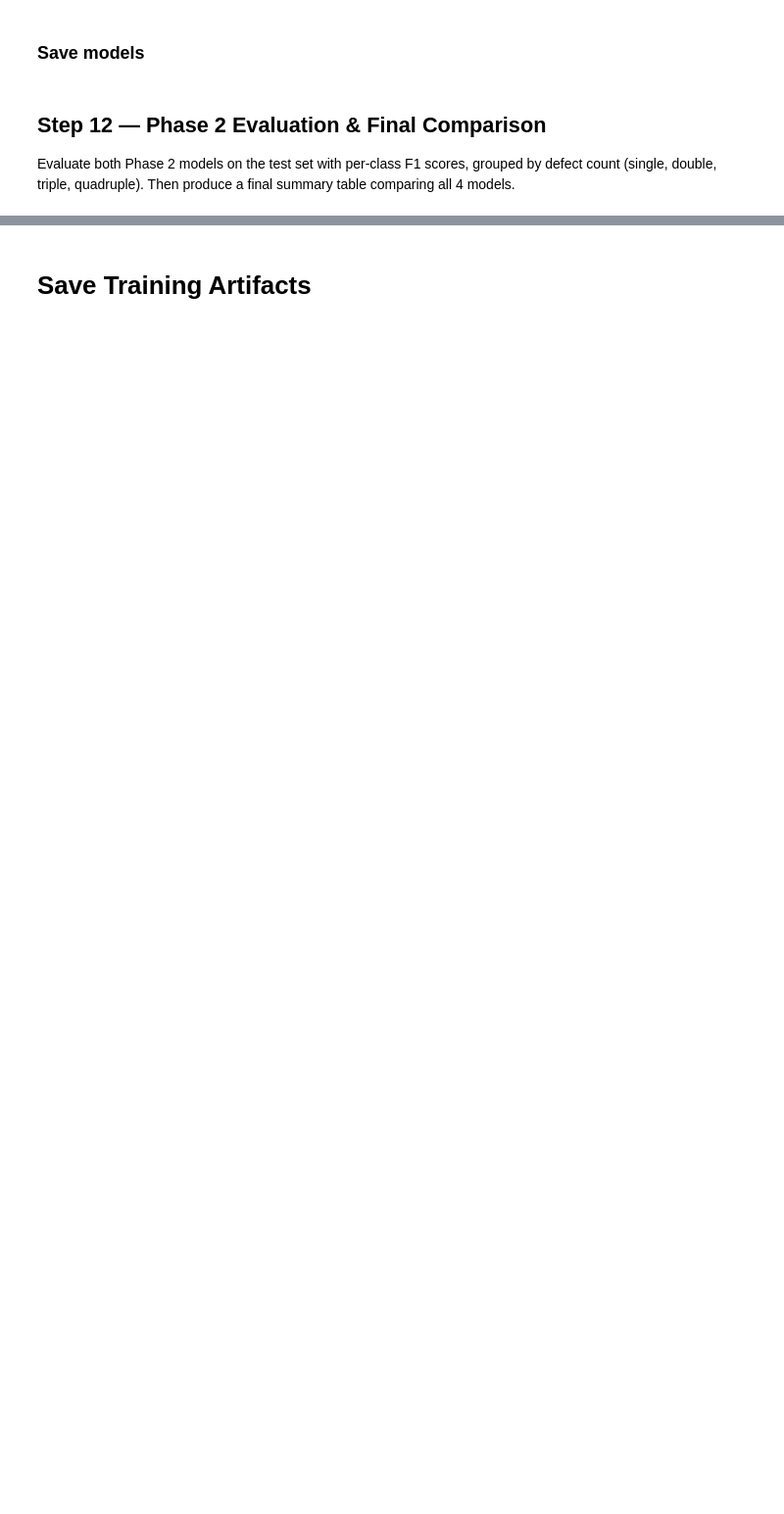
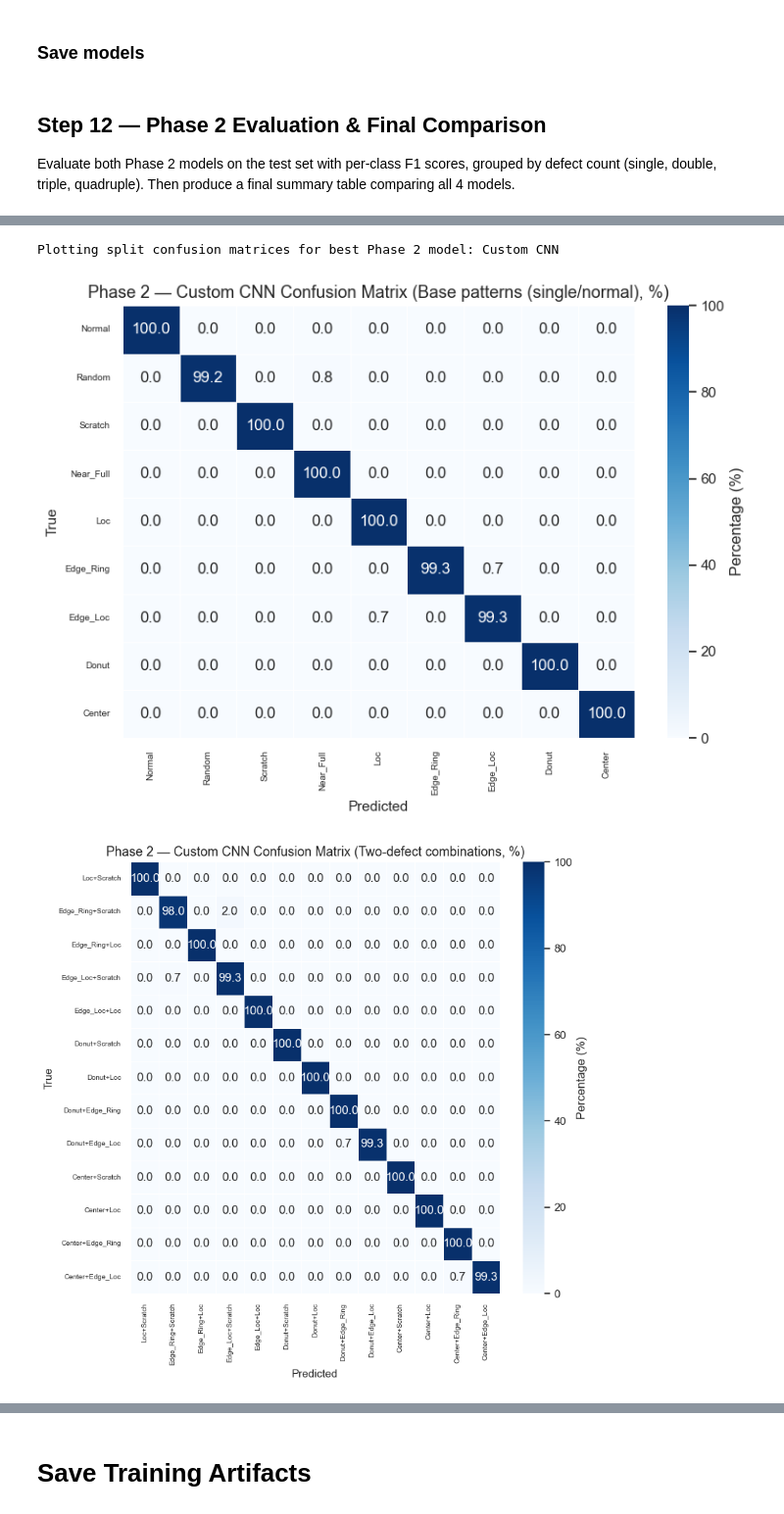
Before and after one commit to Waferguard/waferguard-ml, a Jupyter notebook: wafer_images/model.ipynb, the cells around one changed output, grey strips where cells are left out. Shown at 98% size. Drawn from its saved outputs; the diff is of its cells as text; code cells hidden in the pictures; blank space fills up the shorter version.

Commit message:
feat: test model

```diff
--- a/wafer_images/model.ipynb
+++ b/wafer_images/model.ipynb
@@ -1315,30 +1315,86 @@ best_p2_name = "Custom CNN" if mf1_p2_cnn >= mf1_p2_tl else "MobileNetV2"
 best_p2_pred = y_pred_p2_cnn if mf1_p2_cnn >= mf1_p2_tl else y_pred_p2_tl
 print(f"Plotting confusion matrix for best Phase 2 model: {best_p2_name}")
 
 cm = confusion_matrix(y_class_test, best_p2_pred, labels=np.arange(NUM_CLASSES))
 
 # Convert to percentages (normalize by row)
 cm_percent = cm.astype("float") / cm.sum(axis=1)[:, np.newaxis] * 100
 
 fig, ax = plt.subplots(figsize=(20, 18))
 sns.heatmap(
     cm_percent,
     annot=True,
     fmt=".1f",
     cmap="Blues",
     xticklabels=all_pattern_names,
     yticklabels=all_pattern_names,
     ax=ax,
     linewidths=0.5,
     cbar_kws={"label": "Percentage (%)"},
 )
 ax.set_xlabel("Predicted", fontsize=12)
 ax.set_ylabel("True", fontsize=12)
 ax.set_title(f"Phase 2 — {best_p2_name} Confusion Matrix (38 classes, %)", fontsize=14)
 plt.xticks(rotation=90, fontsize=7)
 plt.yticks(rotation=0, fontsize=7)
 plt.tight_layout()
 plt.show()
+
+# Confusion matrices split by defect-combination count for the best Phase 2 model
+best_p2_name = "Custom CNN" if mf1_p2_cnn >= mf1_p2_tl else "MobileNetV2"
+best_p2_pred = y_pred_p2_cnn if mf1_p2_cnn >= mf1_p2_tl else y_pred_p2_tl
+print(f"Plotting split confusion matrices for best Phase 2 model: {best_p2_name}")
+
+group_defect_counts = {
+    "Base patterns (single/normal)": 0,
+    "Two-defect combinations": 1,
+    "Three-defect combinations": 2,
+    "Four-defect combinations": 3,
+}
+
+
+def plot_group_confusion_matrix(group_name, plus_count):
+    """Plot confusion matrix for classes with a specific '+' count in the label name."""
+    group_ids = [cid for cid, name in id_to_pattern.items() if name.count("+") == plus_count]
+    group_names = [id_to_pattern[cid] for cid in group_ids]
+
+    # Use only samples whose true class is in this group
+    mask = np.isin(y_class_test, group_ids)
+    y_true_group = y_class_test[mask]
+    y_pred_group = best_p2_pred[mask]
+
+    cm = confusion_matrix(y_true_group, y_pred_group, labels=group_ids)
+    row_sums = cm.sum(axis=1, keepdims=True)
+    cm_percent = np.divide(cm, row_sums, out=np.zeros_like(cm, dtype=float), where=row_sums != 0) * 100
+
+    fig_w = max(8, 0.6 * len(group_names))
+    fig_h = max(6, 0.6 * len(group_names))
+    fig, ax = plt.subplots(figsize=(fig_w, fig_h))  # noqa: RUF059
+    sns.heatmap(
+        cm_percent,
+        annot=True,
+        fmt=".1f",
+        cmap="Blues",
+        xticklabels=group_names,
+        yticklabels=group_names,
+        ax=ax,
+        linewidths=0.5,
+        cbar_kws={"label": "Percentage (%)"},
+    )
+    ax.set_xlabel("Predicted", fontsize=11)
+    ax.set_ylabel("True", fontsize=11)
+    ax.set_title(f"Phase 2 — {best_p2_name} Confusion Matrix ({group_name}, %)", fontsize=13)
+    plt.xticks(rotation=90, fontsize=7)
+    plt.yticks(rotation=0, fontsize=7)
+    plt.tight_layout()
+    plt.show()
+
+
+for group_name, plus_count in group_defect_counts.items():
+    plot_group_confusion_matrix(group_name, plus_count)
 # %% [output]
 Plotting confusion matrix for best Phase 2 model: Custom CNN
 [figure]
+Plotting split confusion matrices for best Phase 2 model: Custom CNN
+[figure, added]
+[figure, added]
```
Also changed, not shown: parts of 18 cells of this notebook, 1 other file.
